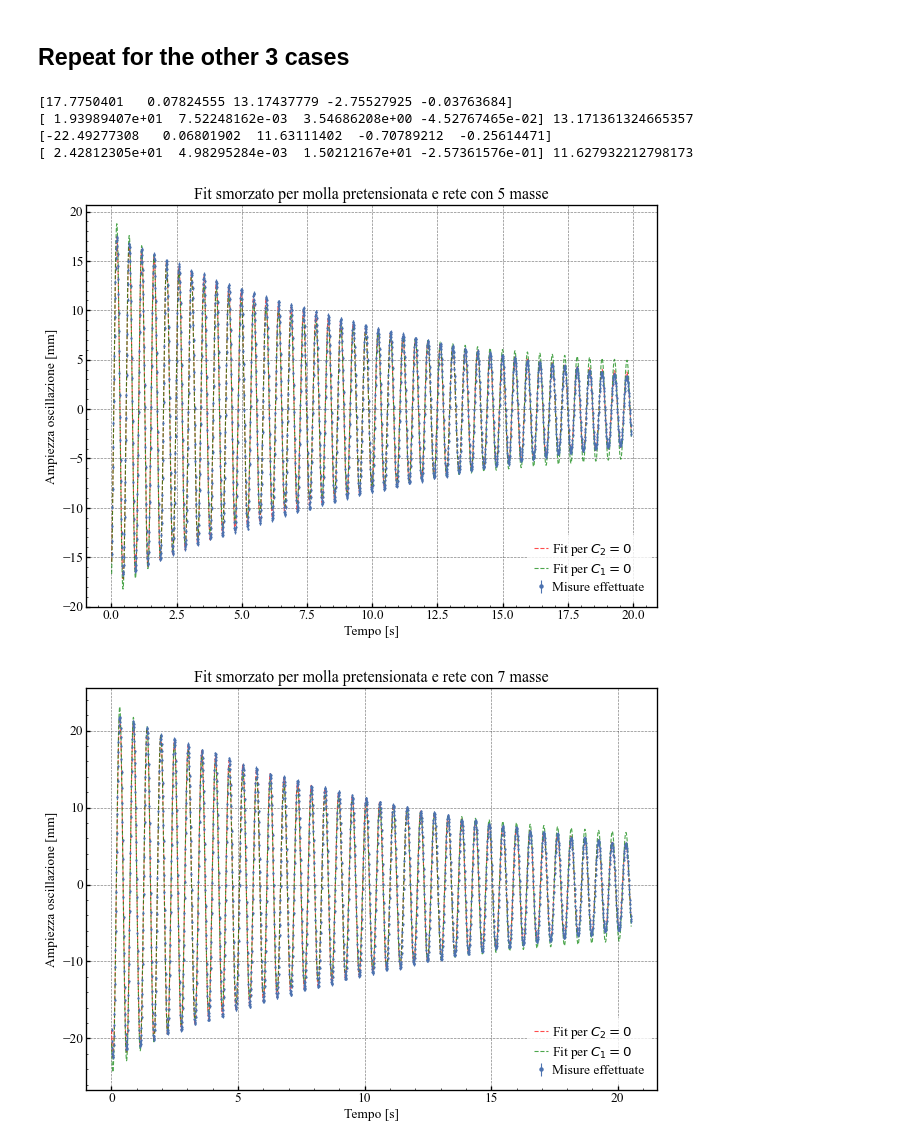
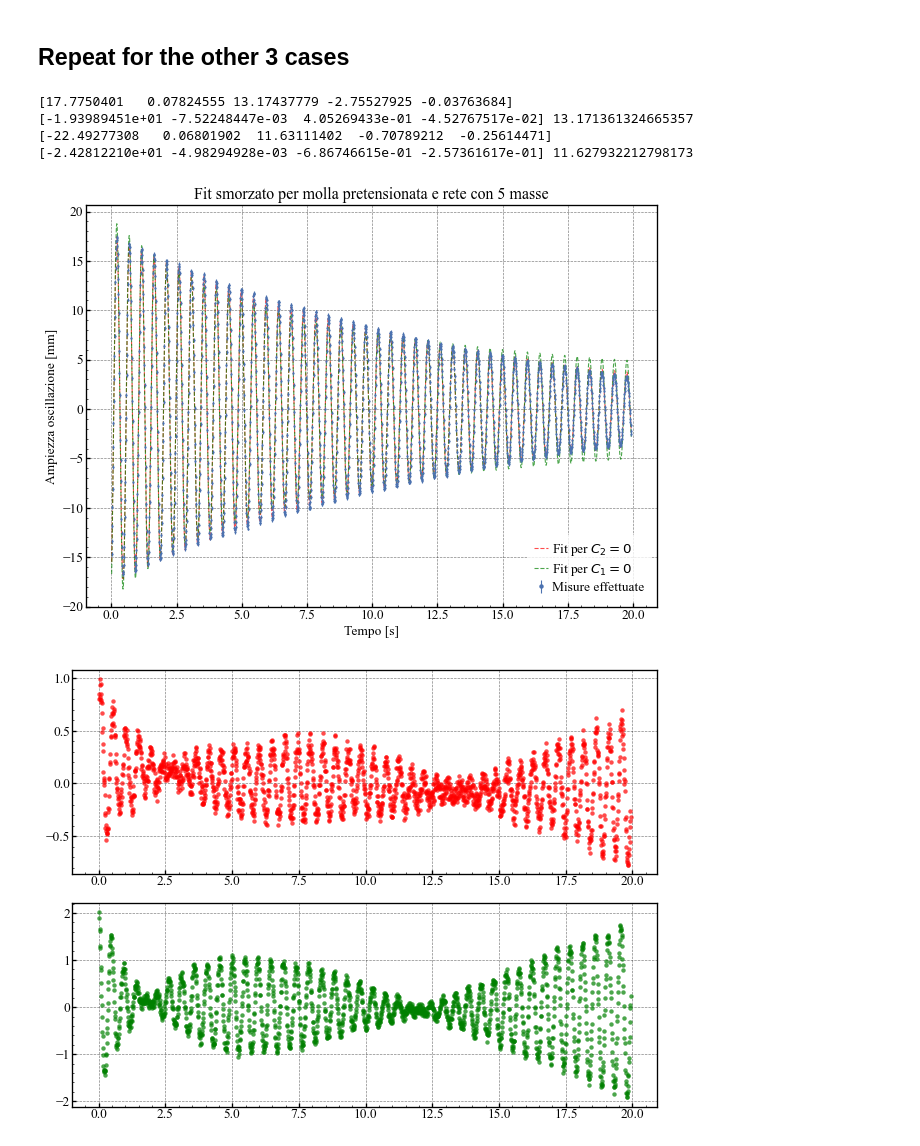
Before and after one commit to Mattia04/Smorzamento, a Jupyter notebook: script.ipynb, the cells around one changed output. Cells and saved outputs as stored; diff of their text form; code cells hidden in the pictures.

```diff
--- a/script.ipynb
+++ b/script.ipynb
@@ -95,5 +95,9 @@ for i in range(2):
 
     # * saving figure
     fig.savefig(f"Images/fit_pc_m{5 if i==0 else 7}.png")
+
+    fig, ax = plt.subplots(2)
+    ax[0].scatter(X, Y - Fits.curve(X, *params), c="r", alpha=0.7)
+    ax[1].scatter(X, Y - Fits.curve2(X, *params2, omega), c="g", alpha=0.7)
 # %% [output]
 [-19.8332248    0.06854244  12.9543509   -0.14882633   0.14075554]
@@ -123,33 +129,37 @@ for i in range(2):
         # 29.91/3 deriva dalla massa della molla
         # /1000 per convertire g in kg
     )
 
     params, std_dev = Fits.smorzato(X, Y)
     params2, std_dev2 = Fits.smorzato2(X, Y, omega)
 
     print(params)
     print(params2, omega)
 
     ax.plot(X, Fits.curve(X, *params), c="r", ls="--", alpha=0.7)
     ax.plot(X, Fits.curve2(X, *params2, omega), c="g", ls="--", alpha=0.7)
     ax.errorbar(X, Y, yerr=0.2, fmt=".")
 
     plt.title(
         f"Fit smorzato per molla pretensionata e rete con {5 if i==0 else 7} masse"
     )
     ax.legend(
         ["Fit per $C_2 = 0$", "Fit per $C_1 = 0$", "Misure effettuate"],
         loc="lower right",
     )
     ax.set_xlabel("Tempo [s]")
     ax.set_ylabel("Ampiezza oscillazione [mm]")
 
     # * saving figure
     fig.savefig(f"Images/fit_pr_m{5 if i==0 else 7}.png")
+
+    fig, ax = plt.subplots(2)
+    ax[0].scatter(X, Y - Fits.curve(X, *params), c="r", alpha=0.7)
+    ax[1].scatter(X, Y - Fits.curve2(X, *params2, omega), c="g", alpha=0.7)
 # %% [output]
 [17.7750401   0.07824555 13.17437779 -2.75527925 -0.03763684]
-[ 1.93989407e+01  7.52248162e-03  3.54686208e+00 -4.52767465e-02] 13.171361324665357
+[-1.93989451e+01 -7.52248447e-03  4.05269433e-01 -4.52767517e-02] 13.171361324665357
 [-22.49277308   0.06801902  11.63111402  -0.70789212  -0.25614471]
-[ 2.42812305e+01  4.98295284e-03  1.50212167e+01 -2.57361576e-01] 11.627932212798173
+[-2.42812210e+01 -4.98294928e-03 -6.86746615e-01 -2.57361617e-01] 11.627932212798173
 [figure]
-[figure, old version]
+[figure, new version]
```
Also changed, not shown: parts of 4 cells of this notebook.
